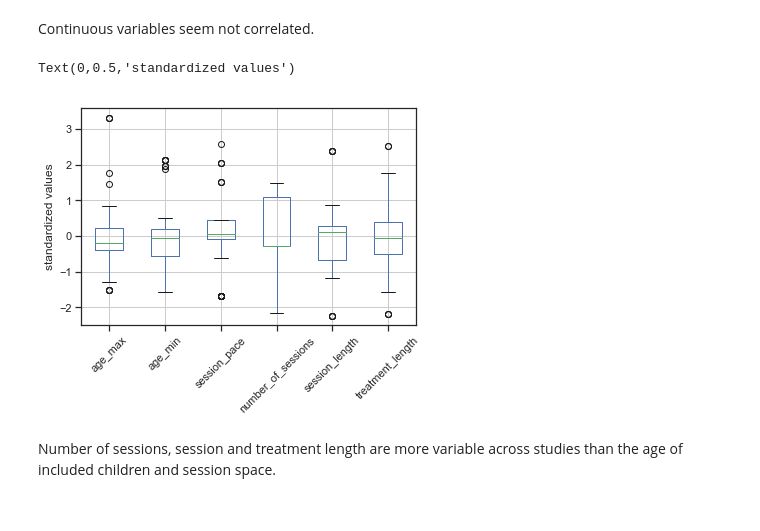
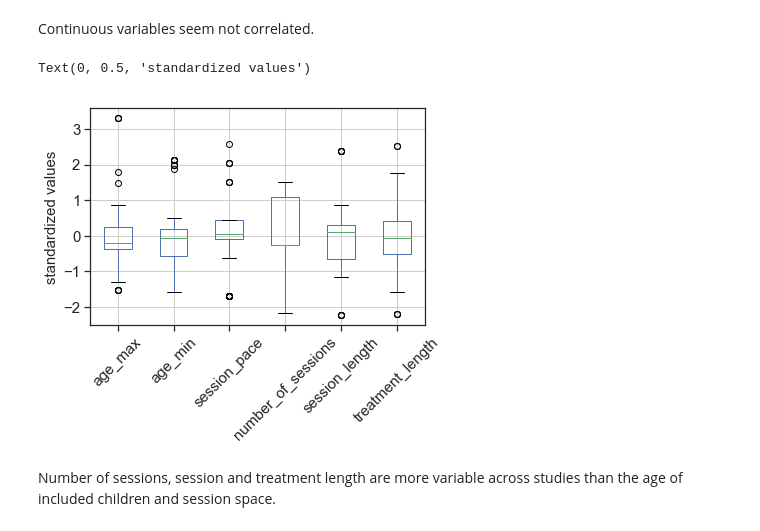
Before and after one commit to abussalb/meta-analysis-statistical-tools, a Jupyter notebook: examples/systematic-analysis-of-biases/SAOB_ADHD.ipynb, the cells around one changed output. Drawn from its saved outputs; the diff is of its cells as text; code cells hidden in the pictures.

```diff
--- a/examples/systematic-analysis-of-biases/SAOB_ADHD.ipynb
+++ b/examples/systematic-analysis-of-biases/SAOB_ADHD.ipynb
@@ -17,22 +17,29 @@ import sys
 from IPython.display import display
 
 # Add the path where the packages are
-# sys.path.append(r"C:\Users\Aurore Bussalb\Desktop\github_repo")
-import source_assess_NFB_efficacy.systematic_analysis_of_biases.import_csv_for_factors as icf
-import source_assess_NFB_efficacy.systematic_analysis_of_biases.perform_saob as saob
+# sys.path.append(r"C:\Users\Aurore Bussalb\meta-analysis-statistical-tools")
+import source_assess_treatment_efficacy.systematic_analysis_of_biases.import_csv_for_factors as icf
+import source_assess_treatment_efficacy.systematic_analysis_of_biases.perform_saob as saob
 
 %matplotlib inline
 
 # Import data from a csv file
-df_parents, df_teachers = icf.import_csv('values_total_meta_analysis_all_factors.csv')
-df = pd.concat([df_parents, df_teachers])
+df_parents, df_teachers, df_clinicians = icf.import_csv('values_total_meta_analysis_all_factors.csv')
+df = pd.concat([df_parents, df_teachers, df_clinicians])
+
+# Test if there are clinician scores
+if df_clinicians.empty == True:
+    df = pd.concat([df_parents, df_teachers])
+else:
+    df = pd.concat([df_parents, df_teachers, df_clinicians])
 # %% [markdown]
 ## Compute the within effect size
 # %% [markdown]
 We compute the within subject effect size (Cohen, 1988) for each clinical scale available in the articles included in the analysis.
 # %%
 # Cohen J. (1988). Statistical Power Analysis for the Behavioral Sciences
-df['effect_size_NFB'] = df[['mean_post_test_NFB','mean_pre_test_NFB','std_post_test_NFB','std_pre_test_NFB']
+df['effect_size_treatment'] = df[['mean_post_test_treatment','mean_pre_test_treatment',
+                                  'std_post_test_treatment','std_pre_test_treatment']
                                 ].apply(lambda row:saob.effect_size_within_subjects(**row), axis=1)
 # %% [markdown]
 ## Preprocess factors
@@ -69,12 +76,12 @@ Continuous variables seem not correlated.
 # %%
 # Boxplots to assess the spread of the factors
 plt.figure()
 ax = X.boxplot(['age_max', 'age_min', 'session_pace', 'number_of_sessions', 'session_length',
-                'treatment_length'], rot=45)
-ax.set_ylabel('standardized values')
+                'treatment_length'], fontsize=15, rot=45)
+ax.set_ylabel('standardized values', fontsize=15)
 # %% [output]
-Text(0,0.5,'standardized values')
+Text(0, 0.5, 'standardized values')
-[figure, old version]
+[figure, new version]
 # %% [markdown]
 Number of sessions, session and treatment length are more variable across studies than the age of included children and session space.
 # %% [markdown]
```
Also changed, not shown: parts of 9 cells of this notebook, 2 other files.
